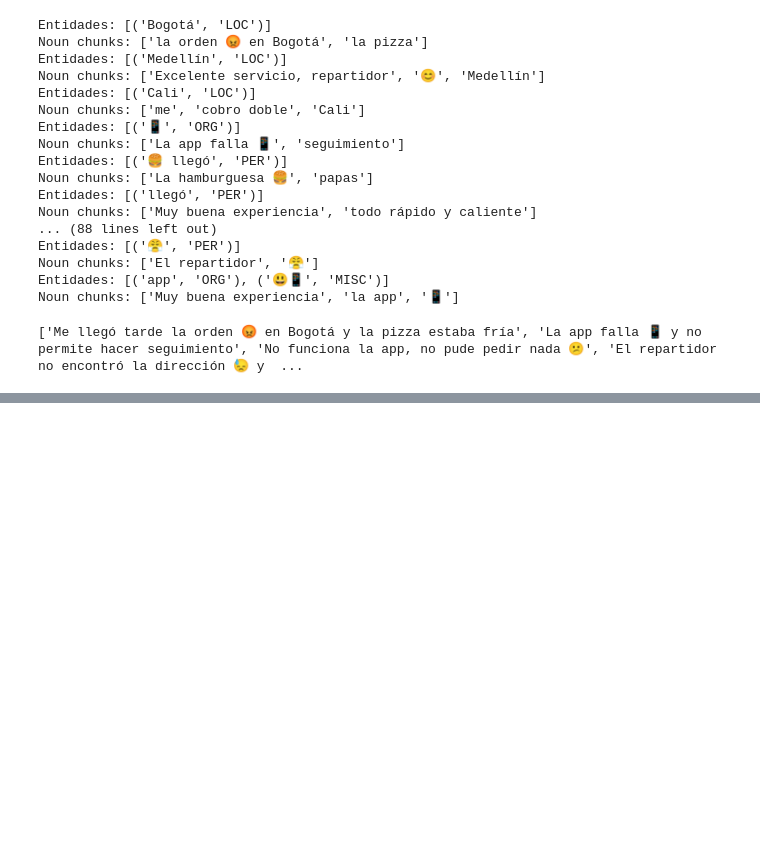
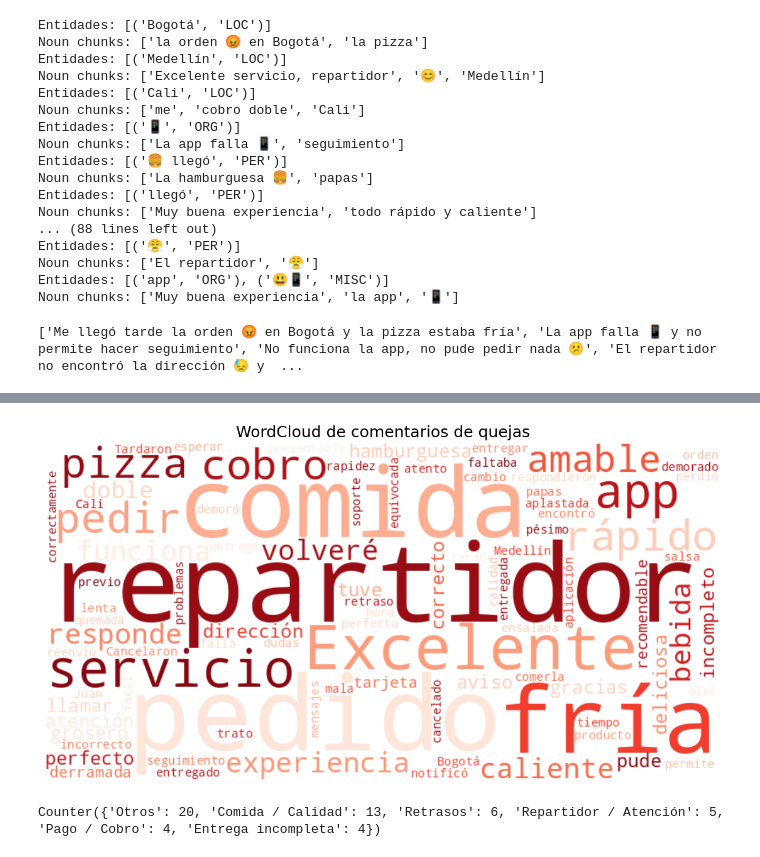
Before and after one commit to sebastianb92/nlp-labs, a Jupyter notebook: Session1/1-Spacy-Basics.ipynb, the cells around one changed output, grey strips where cells are left out. Drawn from its saved outputs; the diff is of its cells as text; code cells hidden in the pictures; blank space fills up the shorter version.

```diff
--- a/Session1/1-Spacy-Basics.ipynb
+++ b/Session1/1-Spacy-Basics.ipynb
@@ -198,0 +357,55 @@ print(report_insights(docs))
+# %%
+import spacy
+nlp = spacy.load("es_core_news_sm")
+
+stopwords = nlp.Defaults.stop_words
+
+wordcloud = WordCloud(
+    width=800,
+    height=400,
+    background_color="white",
+    colormap="Reds",
+    max_words=100,
+    stopwords=stopwords
+).generate(text)
+# %%
+# Mostrar el WordCloud
+plt.figure(figsize=(15, 7))
+plt.imshow(wordcloud, interpolation='bilinear')
+plt.axis("off")
+plt.title("WordCloud de comentarios de quejas", fontsize=18)
+plt.show()
+# %% [output]
+[figure, added]
+# %%
+import re
+from collections import Counter
+
+categories = {
+    "Retrasos": ["tarde", "demorado", "esperar", "retraso", "hora", "lento"],
+    "Comida / Calidad": ["fría", "quemada", "aplastada", "mal olor", "derramada", "caliente", "deliciosa"],
+    "Pago / Cobro": ["cobro", "tarjeta", "incorrecto", "doble"],
+    "Entrega incompleta": ["faltaba", "incompleto", "perdió", "cancelado"],
+    "Repartidor / Atención": ["grosero", "amable", "soporte", "no responde", "atento"],
+}
+
+# Contador de tipos de quejas
+category_counter = Counter()
+
+for comment in comments:
+    comment_lower = comment.lower()
+    matched = False
+    for cat, keywords in categories.items():
+        for kw in keywords:
+            if kw in comment_lower:
+                category_counter[cat] += 1
+                matched = True
+                break
+        if matched:
+            break
+    if not matched:
+        category_counter["Otros"] += 1
+
+print(category_counter)
+# %% [output]
+Counter({'Otros': 20, 'Comida / Calidad': 13, 'Retrasos': 6, 'Repartidor / Atención': 5, 'Pago / Cobro': 4, 'Entrega incompleta': 4})
```
Also changed, not shown: parts of 30 cells of this notebook.
